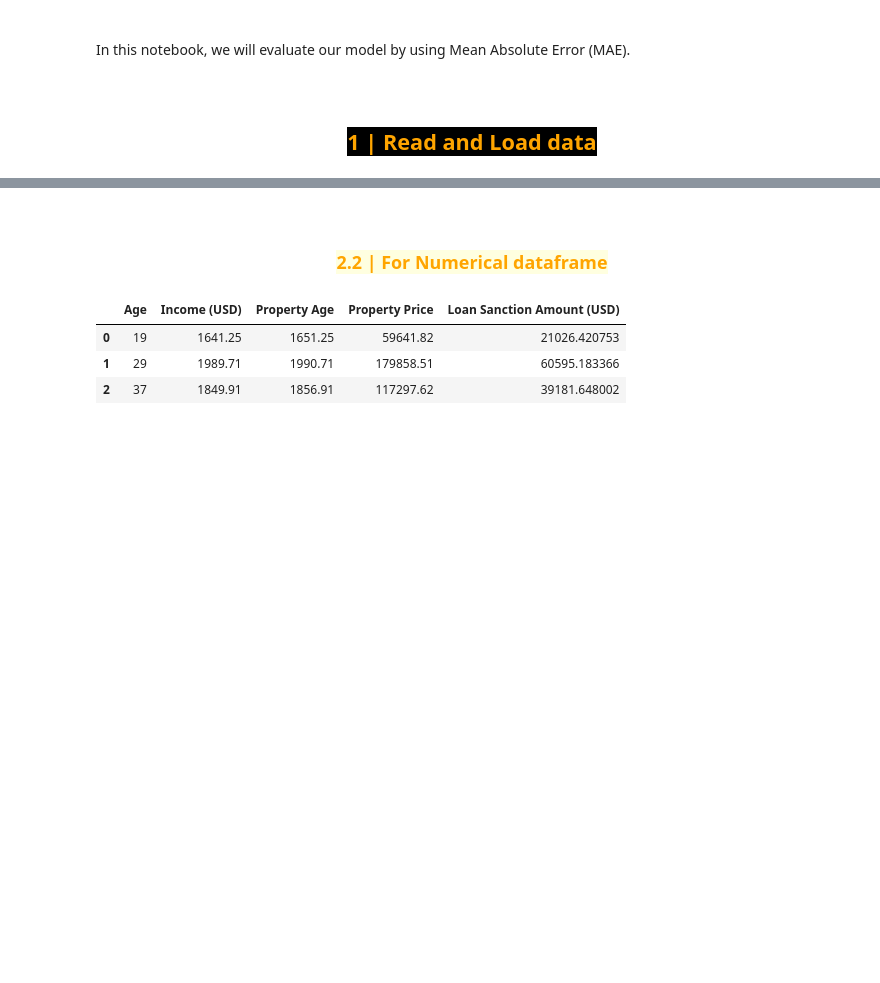
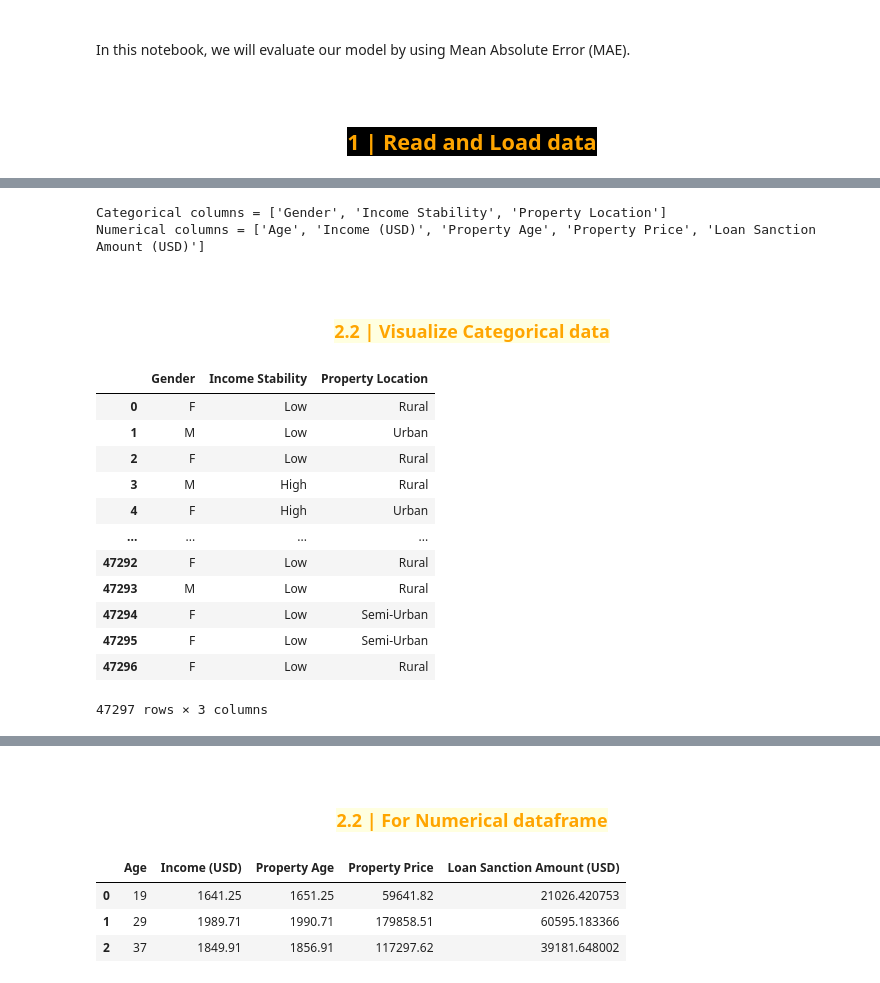
Before and after one commit to ttnghii/Machine-Learning-Basics-Models, a Jupyter notebook: supervised_learning_models/1- Linear Regression/Predict_HouseLoan_LinearRegression.ipynb, the cells around one changed output, grey strips where cells are left out. Cells and saved outputs as stored; diff of their text form; code cells hidden in the pictures; blank space fills up the shorter version.

```diff
--- a/1- Linear Regression/Predict_HouseLoan_LinearRegression.ipynb
+++ b/supervised_learning_models/1- Linear Regression/Predict_HouseLoan_LinearRegression.ipynb
@@ -49,4 +57,3 @@ import pandas as pd
 # %%
-df = pd.read_csv('final_house_loan.csv')
-df.head(3)
+df = read_dataset('final_house_loan.csv')
 # %% [output]
@@ -112 +147,37 @@ categorical_df.head(3)
+# %%
+categorical_df = df.select_dtypes(exclude='number')
+categorical_cols = [col for col in categorical_df.columns]
+
+numerical_df = df.select_dtypes(include='number')
+numeric_cols = [col for col in numerical_df.columns]
+
+print(f'Categorical columns = {categorical_cols}\nNumerical columns = {numeric_cols}')
+# %% [output]
+Categorical columns = ['Gender', 'Income Stability', 'Property Location']
+Numerical columns = ['Age', 'Income (USD)', 'Property Age', 'Property Price', 'Loan Sanction Amount (USD)']
+# %% [markdown]
+<br>
+<h3 align='center'>
+<span style='background:lightyellow; color:orange'>
+<b>
+2.2 | Visualize Categorical data
+</b>
+</span>
+</h3>
+# %%
+categorical_df
+# %% [output]
+|  | Gender | Income Stability | Property Location |
+| 0 | F | Low | Rural |
+| 1 | M | Low | Urban |
+| 2 | F | Low | Rural |
+| 3 | M | High | Rural |
+| 4 | F | High | Urban |
+| ... | ... | ... | ... |
+| 47292 | F | Low | Rural |
+| 47293 | M | Low | Rural |
+| 47294 | F | Low | Semi-Urban |
+| 47295 | F | Low | Semi-Urban |
+| 47296 | F | Low | Rural |
+47297 rows × 3 columns
 # %%
```
Also changed, not shown: parts of 20 cells of this notebook, 6 other files.
